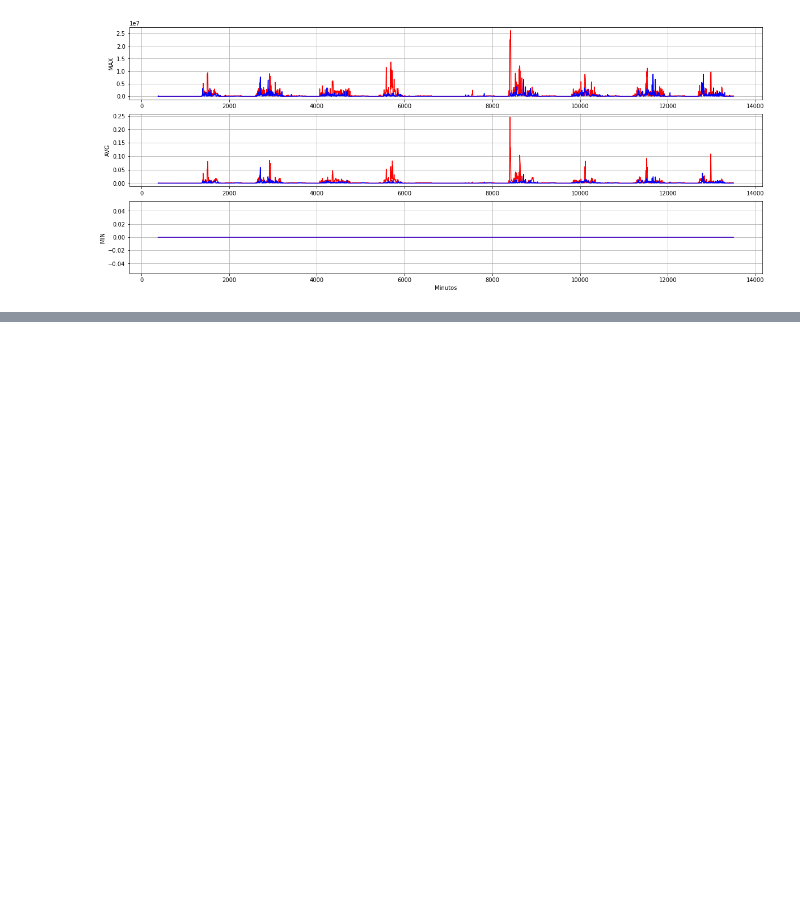
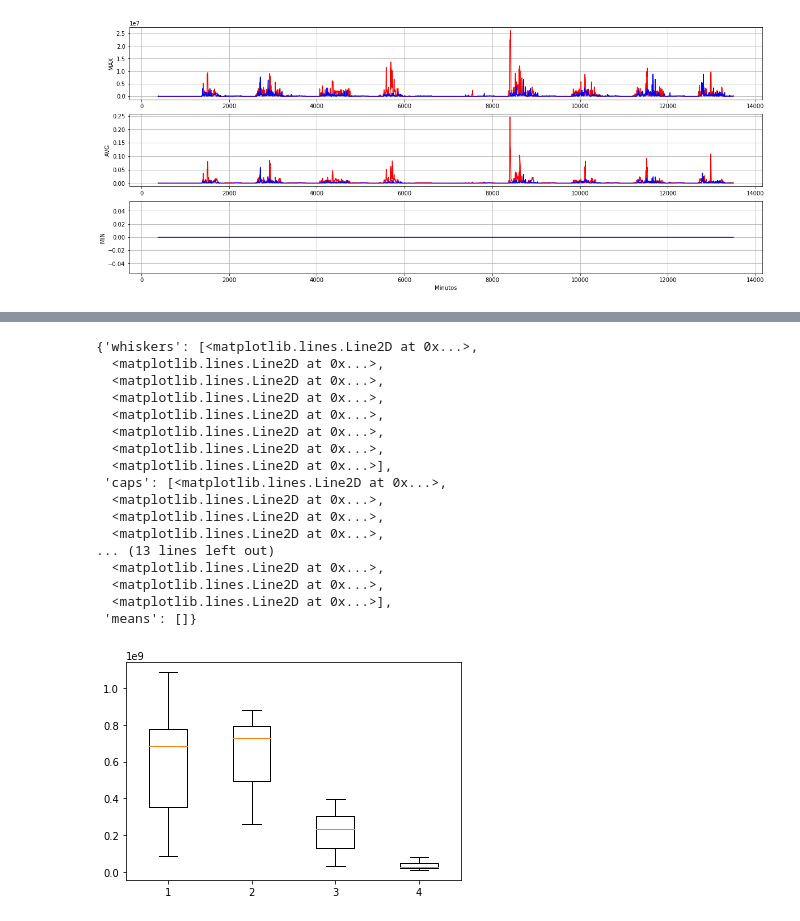
Before and after one commit to JuanLombana/MachineLearning, a Jupyter notebook: CloudLocation/DataAnalysis.ipynb, the cells around one changed output, grey strips where cells are left out. Cells and saved outputs as stored; diff of their text form; code cells hidden in the pictures; blank space fills up the shorter version.

```diff
--- a/CloudLocation/DataAnalysis.ipynb
+++ b/CloudLocation/DataAnalysis.ipynb
@@ -170,0 +218,21 @@ Text(0.5, 0, 'Minutos')
+# %%
+plt.boxplot([Acumm1['acumulado'],Acumm6['acumulado'],Acumm4['acumulado'],Acumm5['acumulado']])
+# %% [output]
+{'whiskers': [<matplotlib.lines.Line2D at 0x...>,
+  <matplotlib.lines.Line2D at 0x...>,
+  <matplotlib.lines.Line2D at 0x...>,
+  <matplotlib.lines.Line2D at 0x...>,
+  <matplotlib.lines.Line2D at 0x...>,
+  <matplotlib.lines.Line2D at 0x...>,
+  <matplotlib.lines.Line2D at 0x...>,
+  <matplotlib.lines.Line2D at 0x...>],
+ 'caps': [<matplotlib.lines.Line2D at 0x...>,
+  <matplotlib.lines.Line2D at 0x...>,
+  <matplotlib.lines.Line2D at 0x...>,
+  <matplotlib.lines.Line2D at 0x...>,
+... (13 lines left out)
+  <matplotlib.lines.Line2D at 0x...>,
+  <matplotlib.lines.Line2D at 0x...>,
+  <matplotlib.lines.Line2D at 0x...>],
+ 'means': []}
+[figure, added]
```
Also changed, not shown: parts of 14 cells of this notebook.
